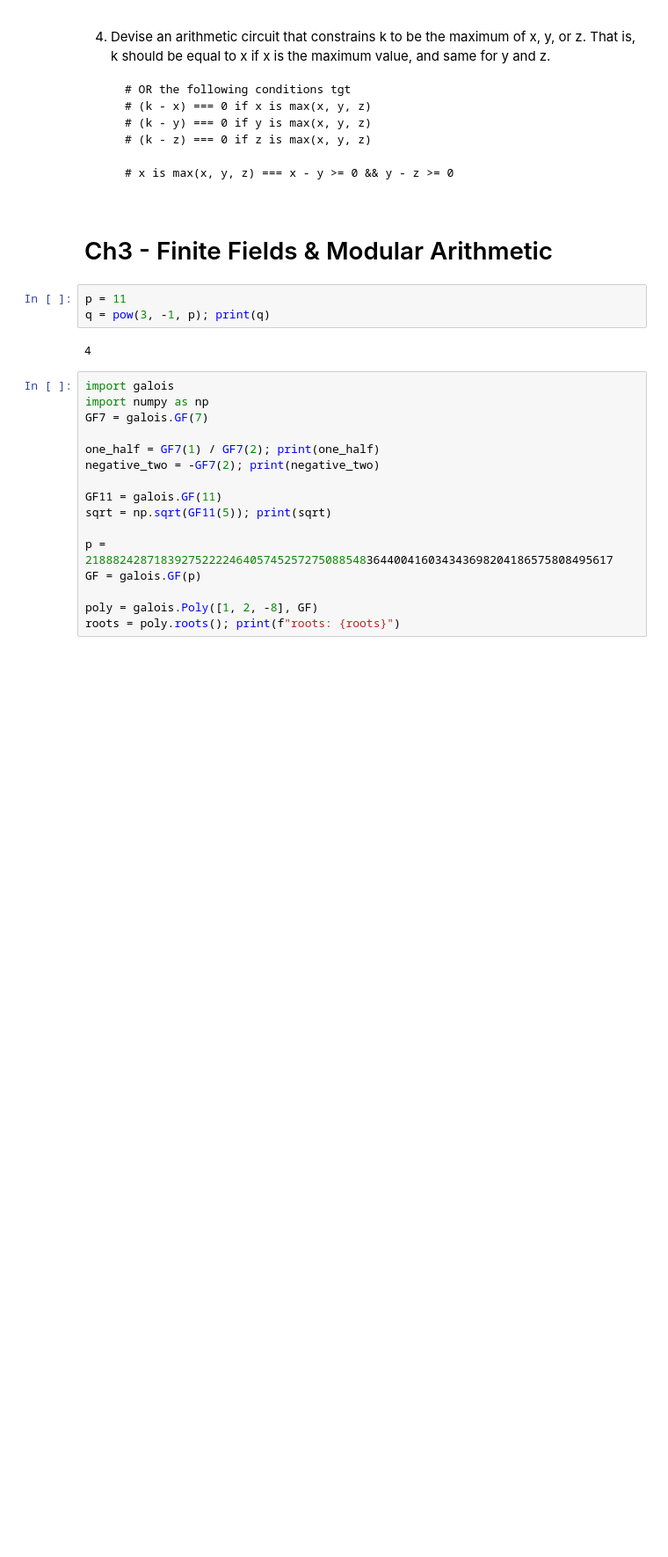
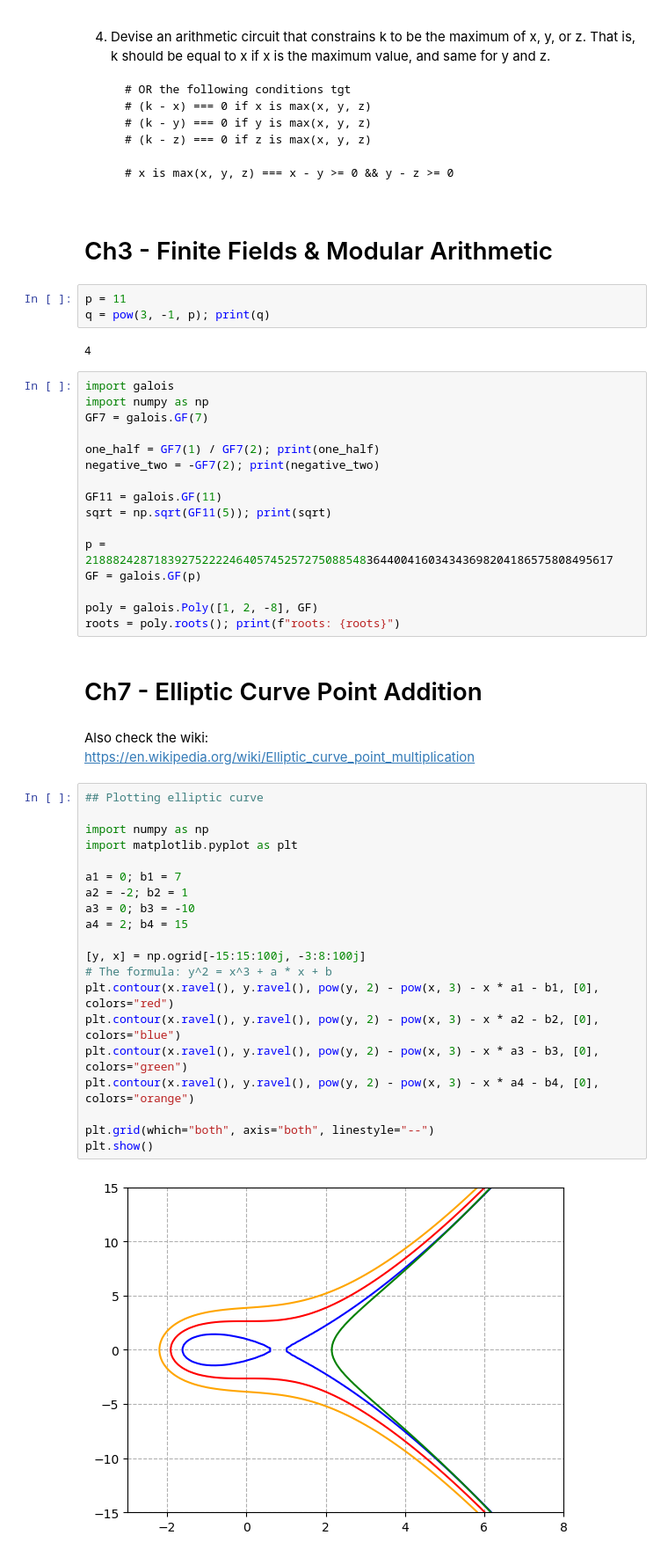
Before and after one commit to jimmychu0807/rareskills-zk-bootcamp, a Jupyter notebook: rareskills-zk-book.ipynb, the cells around one changed output. Shown at 88% size. Drawn from its saved outputs; the diff is of its cells as text; blank space fills up the shorter version.

Commit message:
Added wk3 assignment (#7)
* Adding elliptic curve plot

* updated

* Added wk3 assignment

```diff
--- a/rareskills-zk-book.ipynb
+++ b/rareskills-zk-book.ipynb
@@ -80,3 +80,30 @@ GF = galois.GF(p)
 
 poly = galois.Poly([1, 2, -8], GF)
 roots = poly.roots(); print(f"roots: {roots}")
+# %% [markdown]
+# Ch7 - Elliptic Curve Point Addition
+# %% [markdown]
+Also check the wiki:
+<https://en.wikipedia.org/wiki/Elliptic_curve_point_multiplication>
+# %%
+## Plotting elliptic curve
+
+import numpy as np
+import matplotlib.pyplot as plt
+
+a1 = 0; b1 = 7
+a2 = -2; b2 = 1
+a3 = 0; b3 = -10
+a4 = 2; b4 = 15
+
+[y, x] = np.ogrid[-15:15:100j, -3:8:100j]
+# The formula: y^2 = x^3 + a * x + b
+plt.contour(x.ravel(), y.ravel(), pow(y, 2) - pow(x, 3) - x * a1 - b1, [0], colors="red")
+plt.contour(x.ravel(), y.ravel(), pow(y, 2) - pow(x, 3) - x * a2 - b2, [0], colors="blue")
+plt.contour(x.ravel(), y.ravel(), pow(y, 2) - pow(x, 3) - x * a3 - b3, [0], colors="green")
+plt.contour(x.ravel(), y.ravel(), pow(y, 2) - pow(x, 3) - x * a4 - b4, [0], colors="orange")
+
+plt.grid(which="both", axis="both", linestyle="--")
+plt.show()
+# %% [output]
+[figure, added]
```
Also changed, not shown: parts of 2 cells of this notebook, 2 other files.
